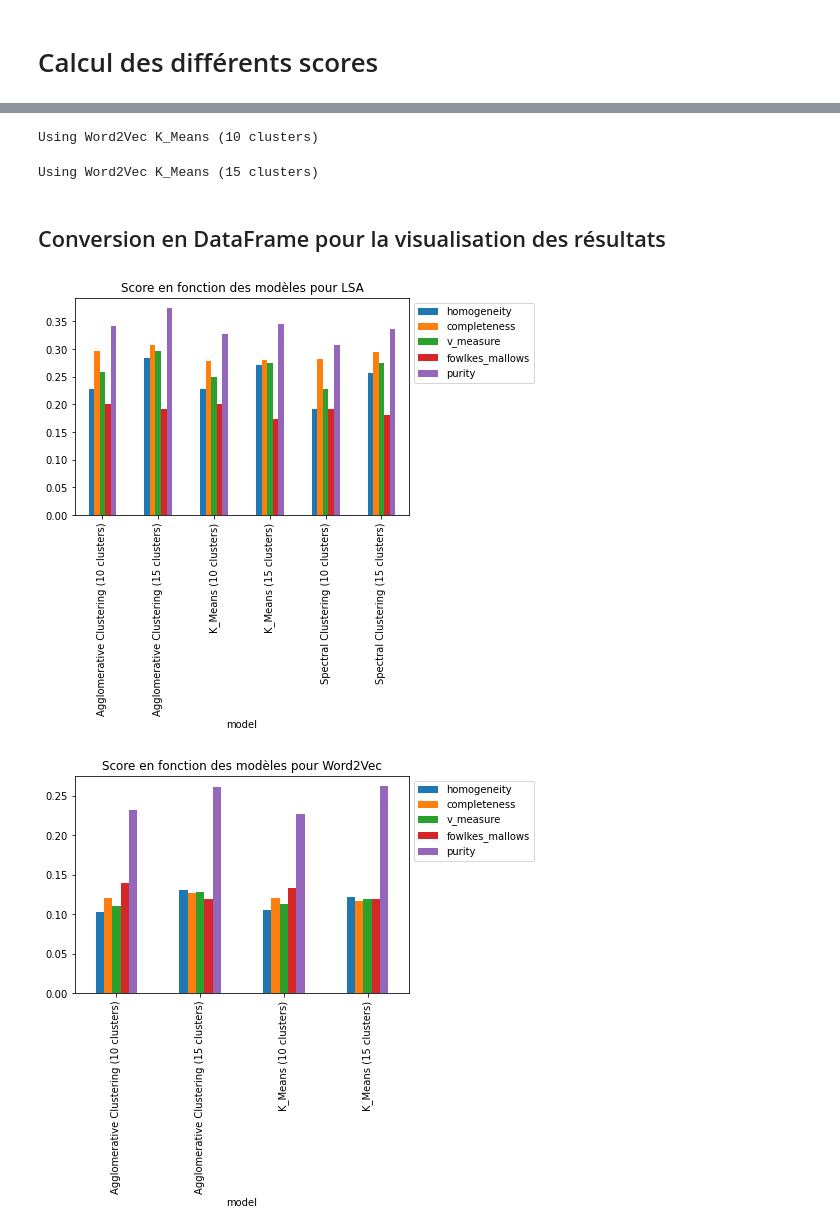
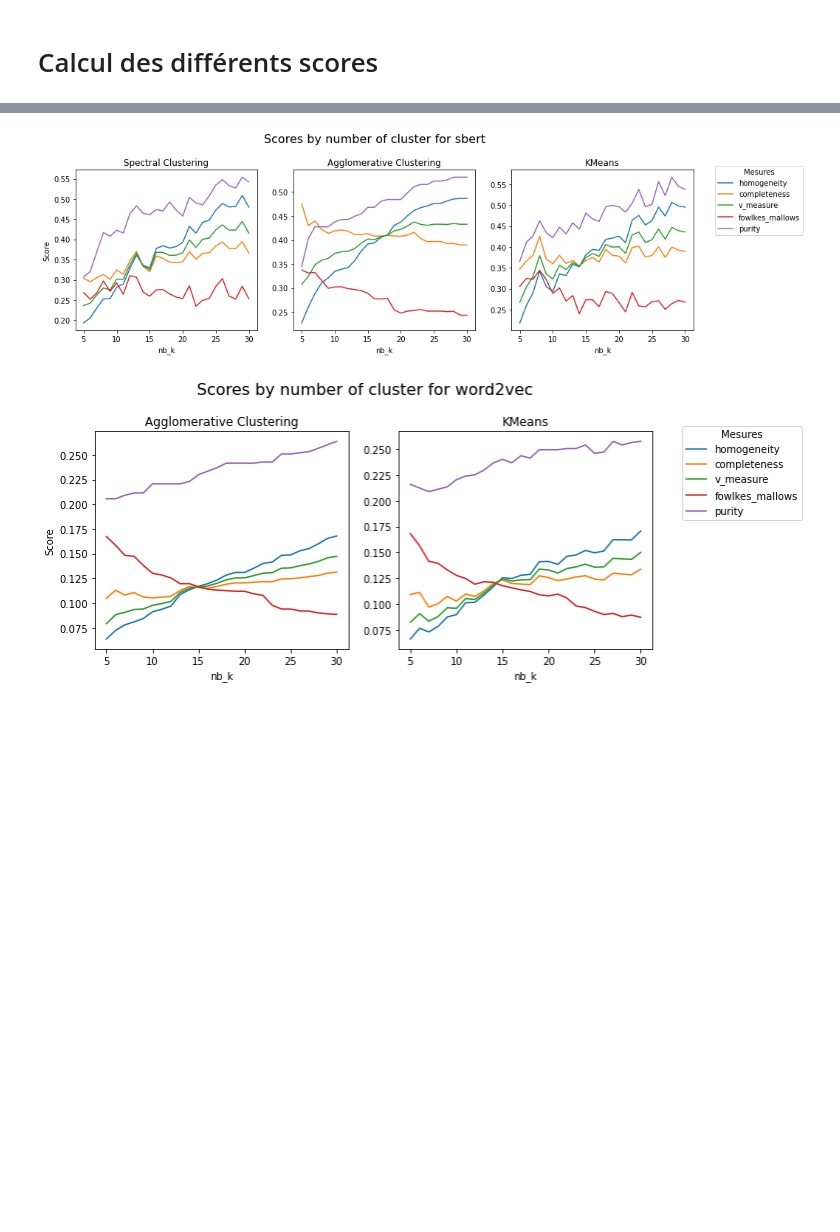
Before and after one commit to datactivist/dataoutai, a Jupyter notebook: models/evaluation/various_evaluations.ipynb, the cells around one changed output, grey strips where cells are left out. Saved outputs shown, nothing was run; the diff lists cells and outputs as text; code cells hidden in the pictures; blank space fills up the shorter version.

Commit message:
Updated evaluation with evolution of measures depending of the number of clusters by representation or groups.

```diff
--- a/models/evaluation/various_evaluations.ipynb
+++ b/models/evaluation/various_evaluations.ipynb
@@ -238,15 +193,16 @@ Using Word2Vec Agglomerative Clustering (15 clusters)
-# %%
-print("Using Word2Vec K_Means (10 clusters)")
-group_len_1_gold, group_len_1_pred = get_groups_len("clusters/word2vec_clusters_datasud_km_10.pkl",1)
-all_results.append(evaluate_clusters(group_len_1_gold,group_len_1_pred,repr="Word2Vec", model="K_Means (10 clusters)"))
-# %% [output]
-Using Word2Vec K_Means (10 clusters)
-# %%
-print("Using Word2Vec K_Means (15 clusters)")
-group_len_1_gold, group_len_1_pred = get_groups_len("clusters/word2vec_clusters_datasud_km_15.pkl",1)
-all_results.append(evaluate_clusters(group_len_1_gold,group_len_1_pred,repr="Word2Vec", model="K_Means (15 clusters)"))
-# %% [output]
-Using Word2Vec K_Means (15 clusters)
-# %% [markdown]
-## Conversion en DataFrame pour la visualisation des résultats
+# %%
+nb_clusters_min = 5
+nb_clusters_max = 30
+path = "clusters"
+
+decode_model = {"ac" : "Agglomerative Clustering", "km" : "KMeans", "sc" : "Spectral Clustering" }
+cluster_files = [f for f in listdir(path) if isfile(join(path, f))]
+
+for cluster_file in cluster_files :
+    name_split = cluster_file.split("_")
+    reprensation = (name_split[0])
+    model = (name_split[3])
+    nb_k = (name_split[4].split(".")[0])
+    group_len_1_gold, group_len_1_pred = get_groups_len(join(path, cluster_file),1)
+    all_results.append(evaluate_clusters(group_len_1_gold,group_len_1_pred,int(nb_k),repr=reprensation, model=decode_model[model]))
 # %%
@@ -259,6 +211,26 @@ def df_per_reprensentation(repr,df):
+# %%
+def sns_per_reprensentation(repr,df):
+    df_repre = df[df.representation == repr]
+    models = set(df_repre.model)
+    mesures = ["homogeneity","completeness","v_measure","fowlkes_mallows","purity"]
+    i = 0
+    fig, axes = plt.subplots(1,len(models), figsize=(len(models)*5,4))
+    fig.suptitle(f"Scores by number of cluster for {repr}", fontsize=16, y=1.05)
+    for model in models :
+        ylabel = " "
+        if i == 0 :
+            ylabel = "Score"
+
+        df_model = df_repre[df_repre.model == model]
+        for mesure in mesures :
+            sns.lineplot(x="nb_k", y=mesure, data=df_model,sort=True,ax = axes[i]).set(title=f"{model}", ylabel=ylabel)
+        i+=1
+
+    axes[-1].legend(title='Mesures', loc='upper left', labels=mesures,bbox_to_anchor=(1.1, 1.05))
+    plt.show()
 # %%
 for repr in set(df.representation):
-    df_per_reprensentation(repr,df)
+    sns_per_reprensentation(repr,df)
 # %% [output]
-[figure, old version]
+[figure, new version]
-[figure, old version]
+[figure, new version]
```
Also changed, not shown: parts of 36 cells of this notebook.
